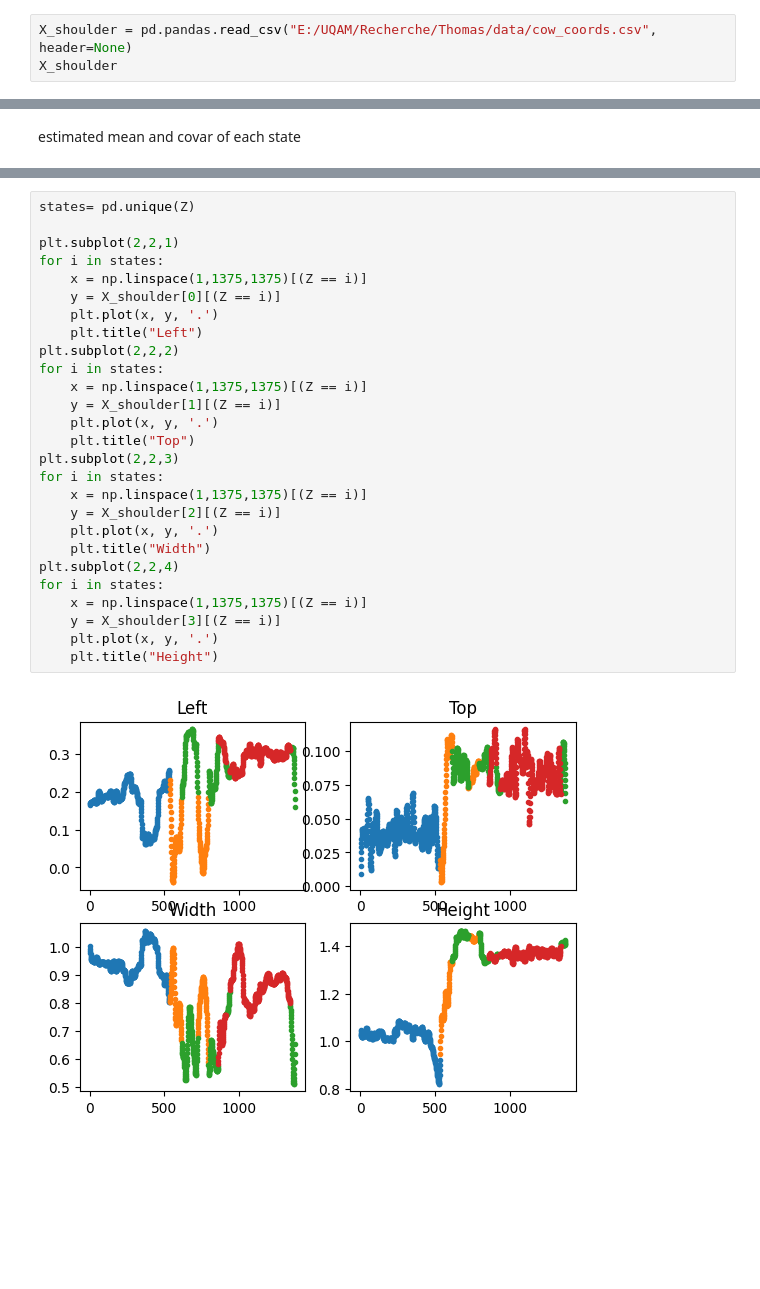
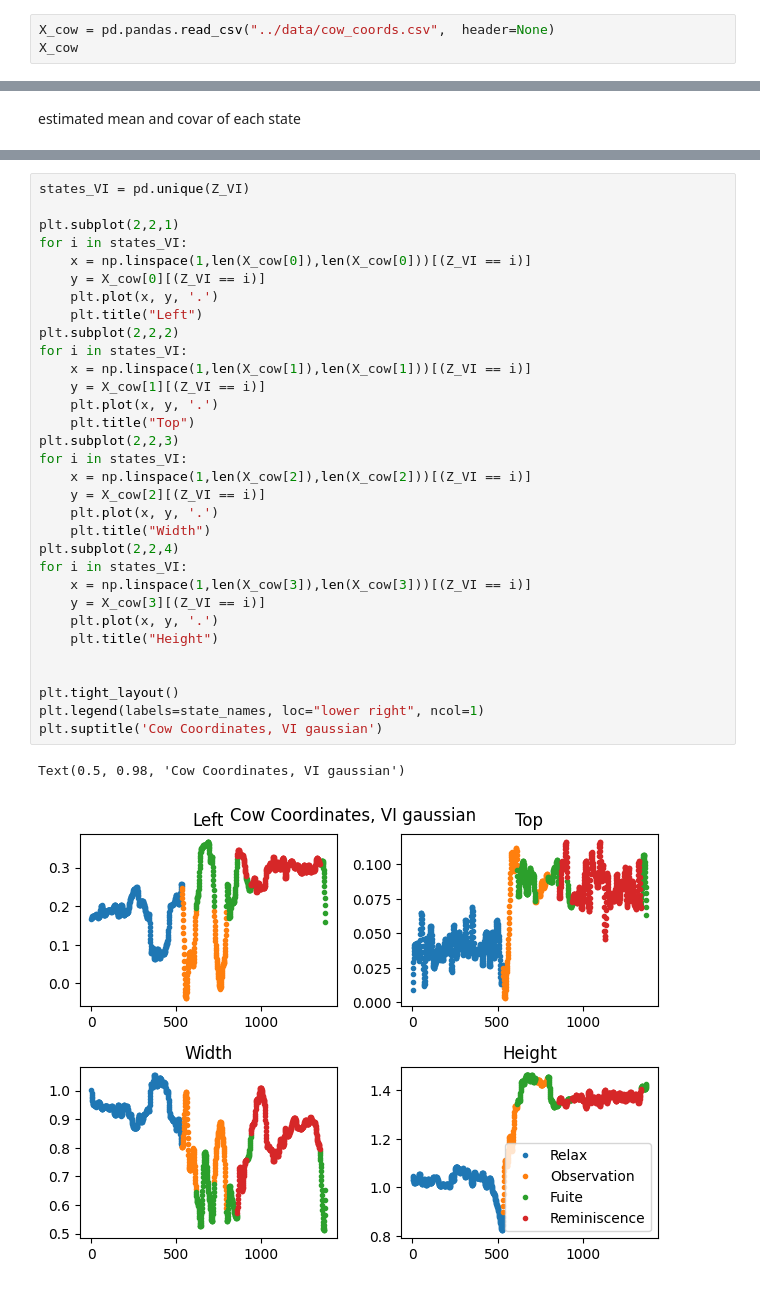
Before and after one commit to RinVyX/HmmComportement, a Jupyter notebook: cow.ipynb, the cells around one changed output, grey strips where cells are left out. Drawn from its saved outputs; the diff is of its cells as text; blank space fills up the shorter version.

```diff
--- a/cow.ipynb
+++ b/cow.ipynb
@@ -11,8 +9,8 @@ import joblib
 # %% [markdown]
 Chargement des corrdonnées de la vache
 # %%
-X_shoulder = pd.pandas.read_csv("E:/UQAM/Recherche/Thomas/data/cow_coords.csv",  header=None)
-X_shoulder
+X_cow = pd.pandas.read_csv("../data/cow_coords.csv",  header=None)
+X_cow
 # %% [output]
 |  | 0 | 1 | 2 | 3 |
 | 0 | 0.166457 | 0.008873 | 1.001398 | 1.048313 |
@@ -109,29 +182,35 @@ Probabilite initiale :
 # %%
-states= pd.unique(Z)
+states_VI = pd.unique(Z_VI)
 
 plt.subplot(2,2,1)
-for i in states:
-    x = np.linspace(1,1375,1375)[(Z == i)]
-    y = X_shoulder[0][(Z == i)]
+for i in states_VI:
+    x = np.linspace(1,len(X_cow[0]),len(X_cow[0]))[(Z_VI == i)]
+    y = X_cow[0][(Z_VI == i)]
     plt.plot(x, y, '.')
     plt.title("Left")
 plt.subplot(2,2,2)
-for i in states:
-    x = np.linspace(1,1375,1375)[(Z == i)]
-    y = X_shoulder[1][(Z == i)]
+for i in states_VI:
+    x = np.linspace(1,len(X_cow[1]),len(X_cow[1]))[(Z_VI == i)]
+    y = X_cow[1][(Z_VI == i)]
     plt.plot(x, y, '.')
     plt.title("Top")
 plt.subplot(2,2,3)
-for i in states:
-    x = np.linspace(1,1375,1375)[(Z == i)]
-    y = X_shoulder[2][(Z == i)]
+for i in states_VI:
+    x = np.linspace(1,len(X_cow[2]),len(X_cow[2]))[(Z_VI == i)]
+    y = X_cow[2][(Z_VI == i)]
     plt.plot(x, y, '.')
     plt.title("Width")
 plt.subplot(2,2,4)
-for i in states:
-    x = np.linspace(1,1375,1375)[(Z == i)]
-    y = X_shoulder[3][(Z == i)]
+for i in states_VI:
+    x = np.linspace(1,len(X_cow[3]),len(X_cow[3]))[(Z_VI == i)]
+    y = X_cow[3][(Z_VI == i)]
     plt.plot(x, y, '.')
     plt.title("Height")
+
+
+plt.tight_layout()
+plt.legend(labels=state_names, loc="lower right", ncol=1)
+plt.suptitle('Cow Coordinates, VI gaussian')
 # %% [output]
+Text(0.5, 0.98, 'Cow Coordinates, VI gaussian')
-[figure, old version]
+[figure, new version]
```
Also changed, not shown: parts of 9 cells of this notebook, 20 other files.
